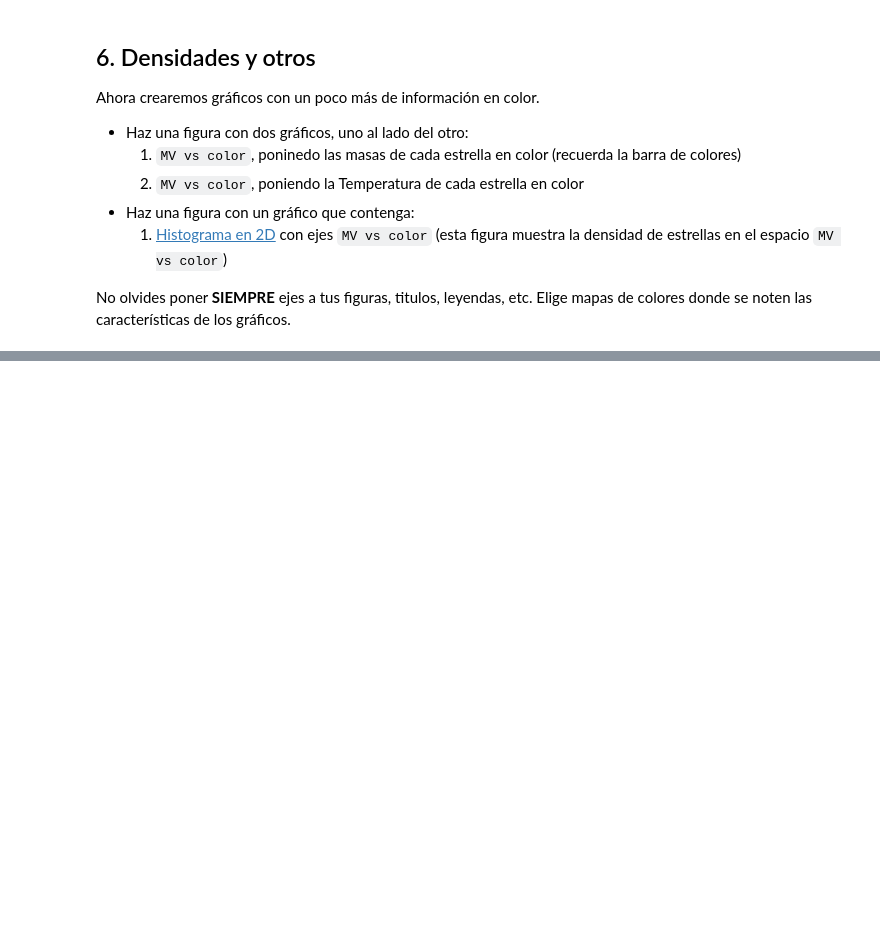
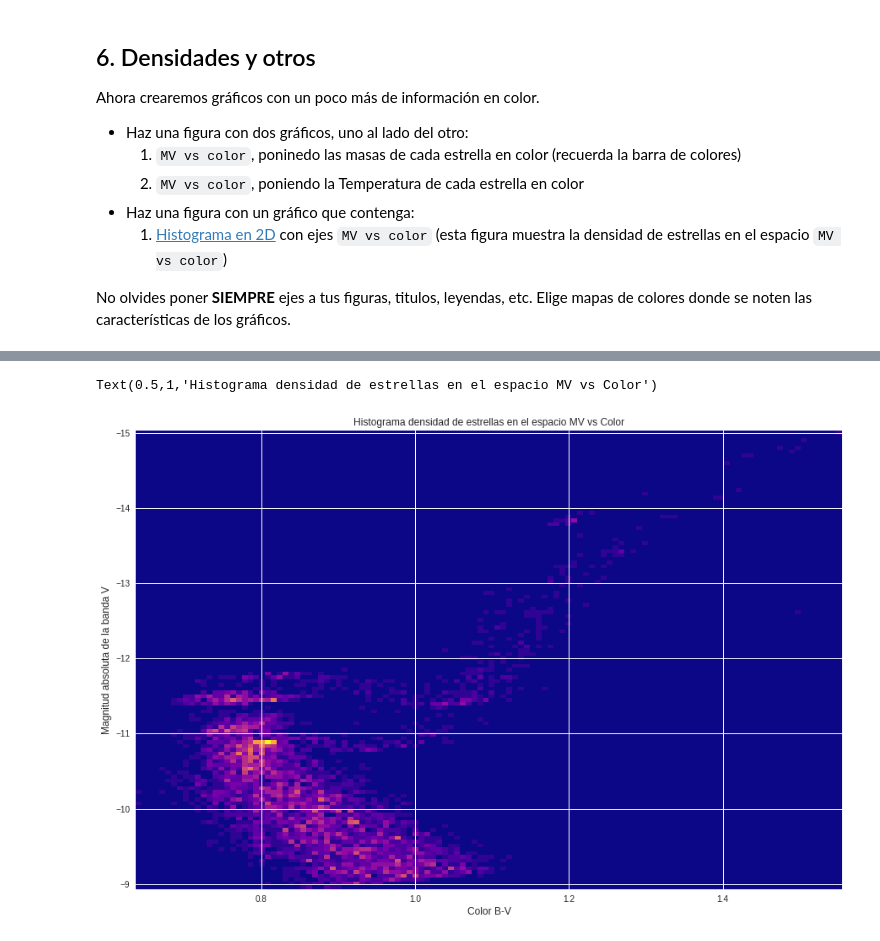
Before and after one commit to SantiagoRios21/minitarea2, a Jupyter notebook: minitarea2.ipynb, the cells around one changed output, grey strips where cells are left out. Cells and saved outputs as stored; diff of their text form; code cells hidden in the pictures; blank space fills up the shorter version.

```diff
--- a/minitarea2.ipynb
+++ b/minitarea2.ipynb
@@ -184,0 +191,11 @@ ax[1].invert_yaxis()
+# %%
+# plot cmd hist2D
+fig, ax=plt.subplots(figsize=(15,10))
+ax.hist2d(color,MV,bins=120,cmap='plasma')
+ax.invert_yaxis()
+ax.set_xlabel('Color B-V',size=12)
+ax.set_ylabel('Magnitud absoluta de la banda V',size=12)
+ax.set_title('Histograma densidad de estrellas en el espacio MV vs Color')
+# %% [output]
+Text(0.5,1,'Histograma densidad de estrellas en el espacio MV vs Color')
+[figure, added]
```
Also changed, not shown: parts of 2 cells of this notebook.
